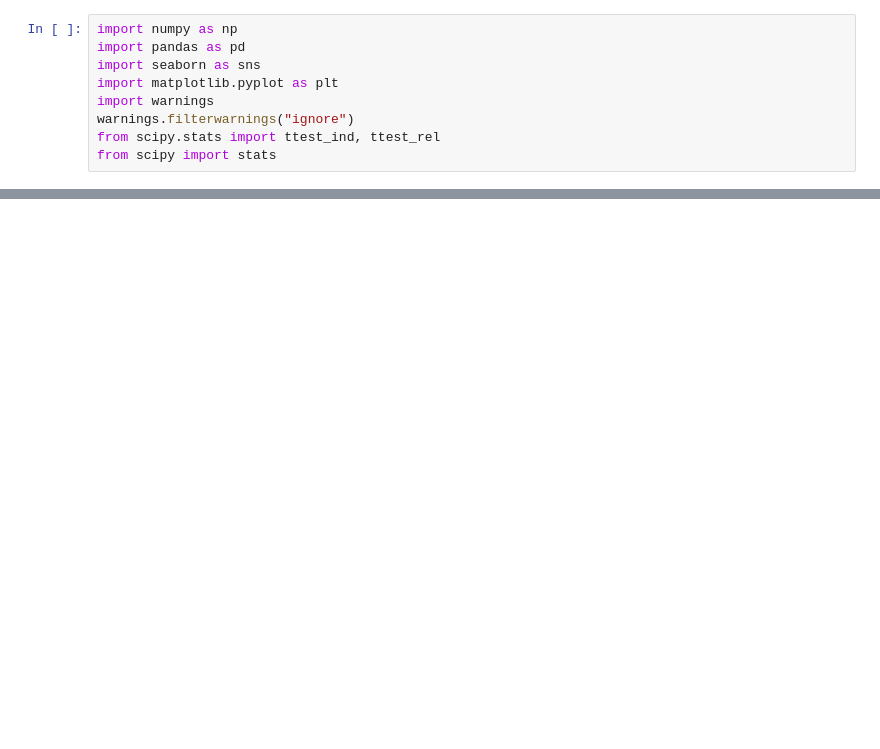
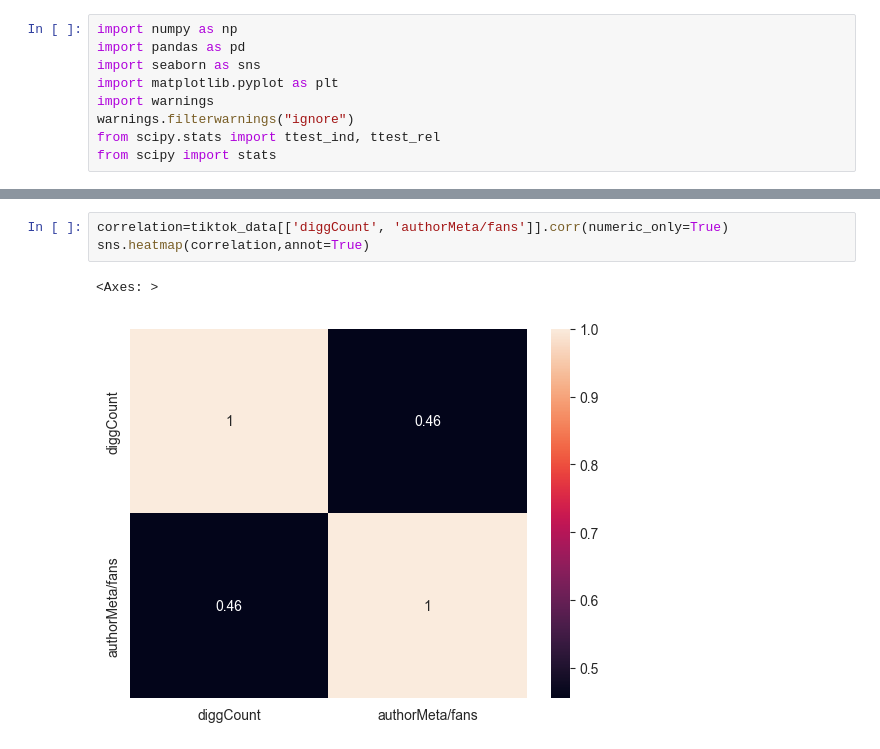
Before and after one commit to Sparshan605/Social-Media-Sentiment-Dashboard, a Jupyter notebook: data_visulaization.ipynb, the cells around one changed output, grey strips where cells are left out. Cells and saved outputs as stored; diff of their text form; blank space fills up the shorter version.

```diff
--- a/data_visulaization.ipynb
+++ b/data_visulaization.ipynb
@@ -33 +65,7 @@ tiktok_data[['diggCount', 'authorMeta/fans']].corr()
+# %%
+correlation=tiktok_data[['diggCount', 'authorMeta/fans']].corr(numeric_only=True)
+sns.heatmap(correlation,annot=True)
+# %% [output]
+<Axes: >
+[figure, added]
 # %%
```
Also changed, not shown: parts of 7 cells of this notebook.
